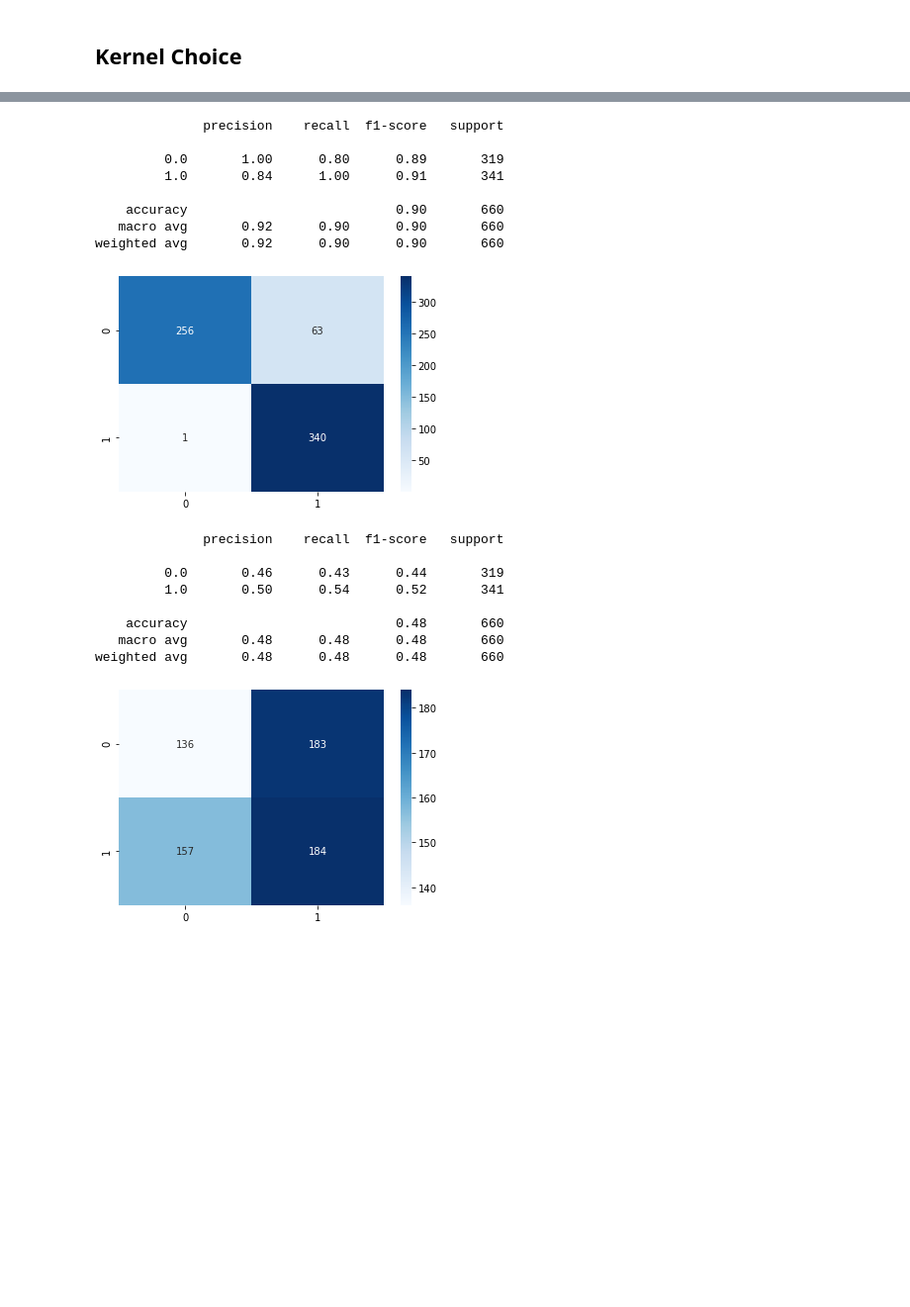
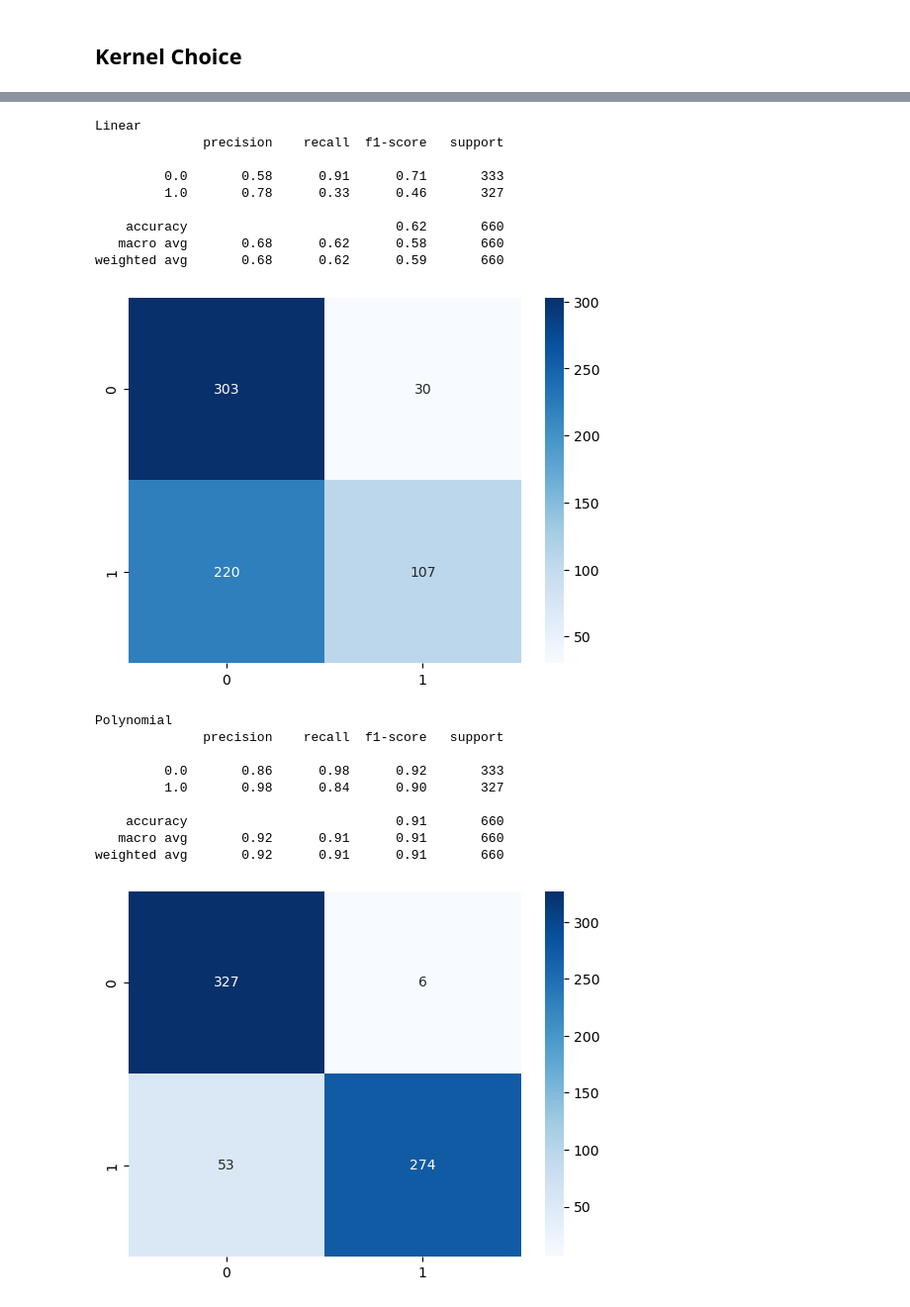
Before and after one commit to Bruno-Moreno/ML---Study, a Jupyter notebook: notebooks/ML/svm.ipynb, the cells around one changed output, grey strips where cells are left out. Shown at 99% size. Cells and saved outputs as stored; diff of their text form; code cells hidden in the pictures; blank space fills up the shorter version.

Commit message:
SVM Kernel Simulations

```diff
--- a/notebooks/ML/svm.ipynb
+++ b/notebooks/ML/svm.ipynb
@@ -209,57 +122,73 @@ plt.scatter(grupo2[:,0], grupo2[:,1], c='blue', edgecolor='w', linewidth=0.5)
 #Fit the model with RBF and Poly
 X_train, X_test, y_train, y_test = train_test_split(X, y, test_size = 0.33, random_state = 666 , stratify=y)
 #Create the Pipeline
+pipe_linear = Pipeline([('scaler', StandardScaler()), ('svc', SVC(kernel= "linear", random_state=666))])
 pipe_poly = Pipeline([('scaler', StandardScaler()), ('svc', SVC(kernel= "poly", degree=4 , random_state=666))])
-pipe_sigmoid = Pipeline([('scaler', StandardScaler()), ('svc', SVC(kernel= "sigmoid",random_state=666))])
+pipe_sigmoid = Pipeline([('scaler', StandardScaler()), ('svc', SVC(kernel= "sigmoid", random_state=666))])
 pipe_rbf = Pipeline([('scaler', StandardScaler()), ('svc', SVC(kernel= "rbf", random_state=666))])
 #Fit the values
+pipe_linear.fit(X_train,y_train)
 pipe_poly.fit(X_train,y_train)
 pipe_sigmoid.fit(X_train,y_train)
 pipe_rbf.fit(X_train,y_train)
 #Make a prediction
+y_pred_linear = pipe_linear.predict(X_test)
 y_pred_poly = pipe_poly.predict(X_test)
 y_pred_sigmoid = pipe_sigmoid.predict(X_test)
 y_pred_rbf = pipe_rbf.predict(X_test)
 # %%
 #Change of notation
 y_real = y_test
 
+print("Linear")
+#Showing performance with a confusion matrix
+confusion_matrix_custom(y_real,y_pred_linear)
+
+#Showing performance with metrics
+print(classification_report(y_real , y_pred_linear))
+plt.show()
+
+print("Polynomial")
 #Showing performance with a confusion matrix
 confusion_matrix_custom(y_real,y_pred_poly)
 
 #Showing performance with metrics
 print(classification_report(y_real , y_pred_poly))
 plt.show()
 
+print("Sigmoid")
 #Showing performance with a confusion matrix
 confusion_matrix_custom(y_real,y_pred_sigmoid)
 
 #Showing performance with metrics
 print(classification_report(y_real , y_pred_sigmoid))
 plt.show()
 
+print("RBF")
 #Showing performance with a confusion matrix
 confusion_matrix_custom(y_real,y_pred_rbf)
 
 #Showing performance with metrics
 print(classification_report(y_real , y_pred_rbf))
 plt.show()
 # %% [output]
+Linear
               precision    recall  f1-score   support
 
-         0.0       1.00      0.80      0.89       319
-         1.0       0.84      1.00      0.91       341
+         0.0       0.58      0.91      0.71       333
+         1.0       0.78      0.33      0.46       327
 
-    accuracy                           0.90       660
-   macro avg       0.92      0.90      0.90       660
-weighted avg       0.92      0.90      0.90       660
+    accuracy                           0.62       660
+   macro avg       0.68      0.62      0.58       660
+weighted avg       0.68      0.62      0.59       660
-[figure, old version]
+[figure, new version]
+Polynomial
               precision    recall  f1-score   support
 
-         0.0       0.46      0.43      0.44       319
-         1.0       0.50      0.54      0.52       341
+         0.0       0.86      0.98      0.92       333
+         1.0       0.98      0.84      0.90       327
 
-    accuracy                           0.48       660
-   macro avg       0.48      0.48      0.48       660
-weighted avg       0.48      0.48      0.48       660
+    accuracy                           0.91       660
+   macro avg       0.92      0.91      0.91       660
+weighted avg       0.92      0.91      0.91       660
-[figure, old version]
+[figure, new version]
```
Also changed, not shown: parts of 10 cells of this notebook, 1 other file.
